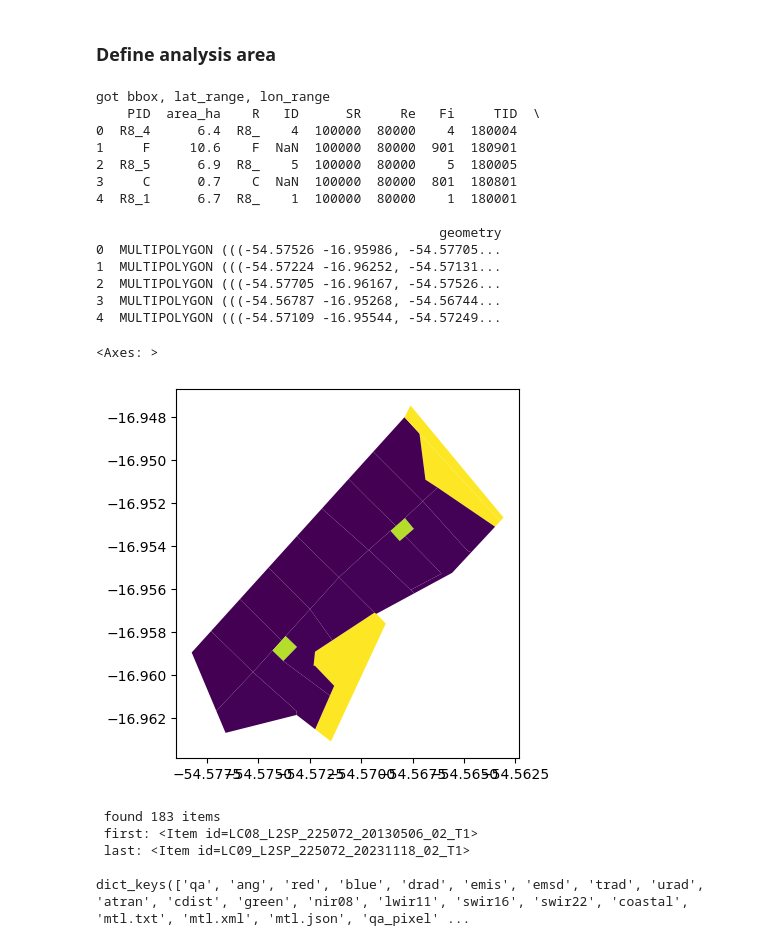
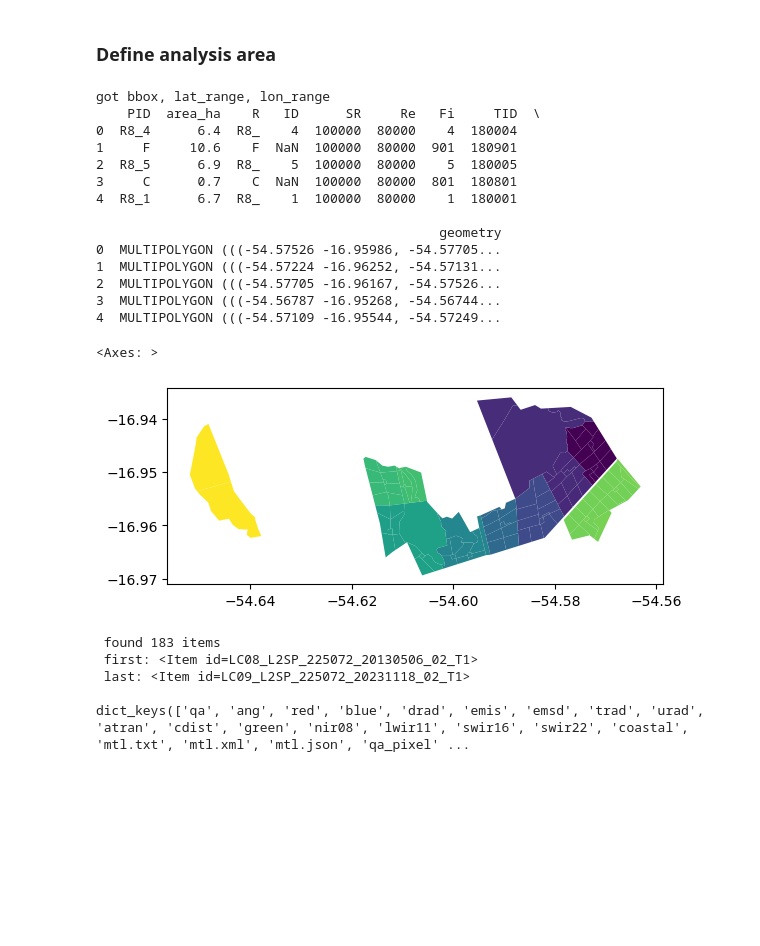
Before and after one commit to agrofunk/pcgrits, a Jupyter notebook: get_LST_89_data.ipynb, the cells around one changed output. Cells and saved outputs as stored; diff of their text form; code cells hidden in the pictures; blank space fills up the shorter version.

```diff
--- a/get_LST_89_data.ipynb
+++ b/get_LST_89_data.ipynb
@@ -62,31 +62,31 @@ visualize = False
 # %%
 file = path + 'fazenda_uniguiri.gpkg'
 layer = 'piquetes_tid'
 
 # Get FIELD
 field = gpd.read_file(file, layer=layer)
-field = field[field['Re'] == 80000]
+#field = field[field['Re'] == 80000]
 
 bbox, lat_range, lon_range = get_lims(field)
 print(field.head())
 field.plot(column='TID')
 # %% [output]
 got bbox, lat_range, lon_range
     PID  area_ha    R   ID      SR     Re   Fi     TID  \
 0  R8_4      6.4  R8_    4  100000  80000    4  180004
 1     F     10.6    F  NaN  100000  80000  901  180901
 2  R8_5      6.9  R8_    5  100000  80000    5  180005
 3     C      0.7    C  NaN  100000  80000  801  180801
 4  R8_1      6.7  R8_    1  100000  80000    1  180001
 
                                             geometry
 0  MULTIPOLYGON (((-54.57526 -16.95986, -54.57705...
 1  MULTIPOLYGON (((-54.57224 -16.96252, -54.57131...
 2  MULTIPOLYGON (((-54.57705 -16.96167, -54.57526...
 3  MULTIPOLYGON (((-54.56787 -16.95268, -54.56744...
 4  MULTIPOLYGON (((-54.57109 -16.95544, -54.57249...
 <Axes: >
-[figure, old version]
+[figure, new version]
 # %%
 def query_L89_items(datetime,
                      bbox,
```
Also changed, not shown: parts of 5 cells of this notebook, 1 other file.
